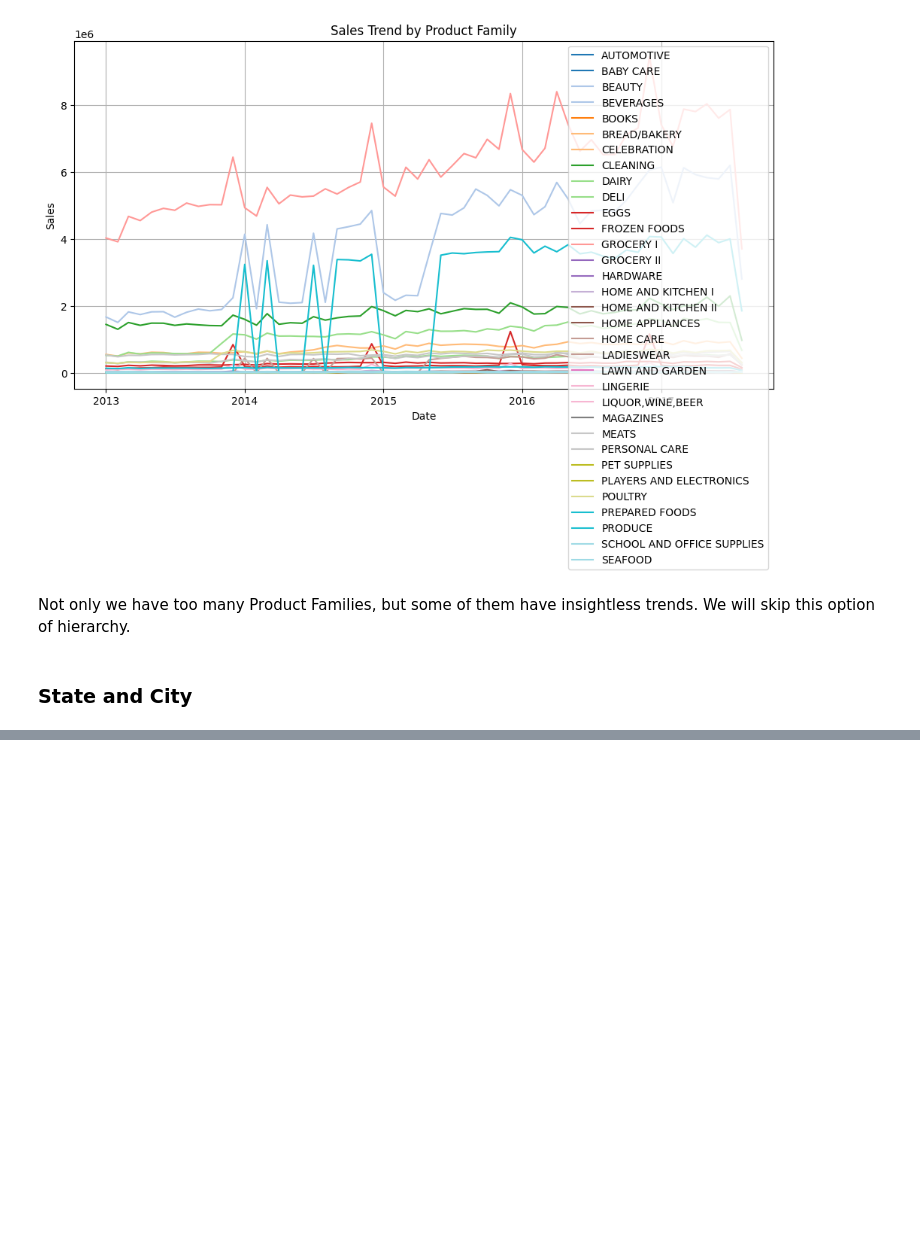
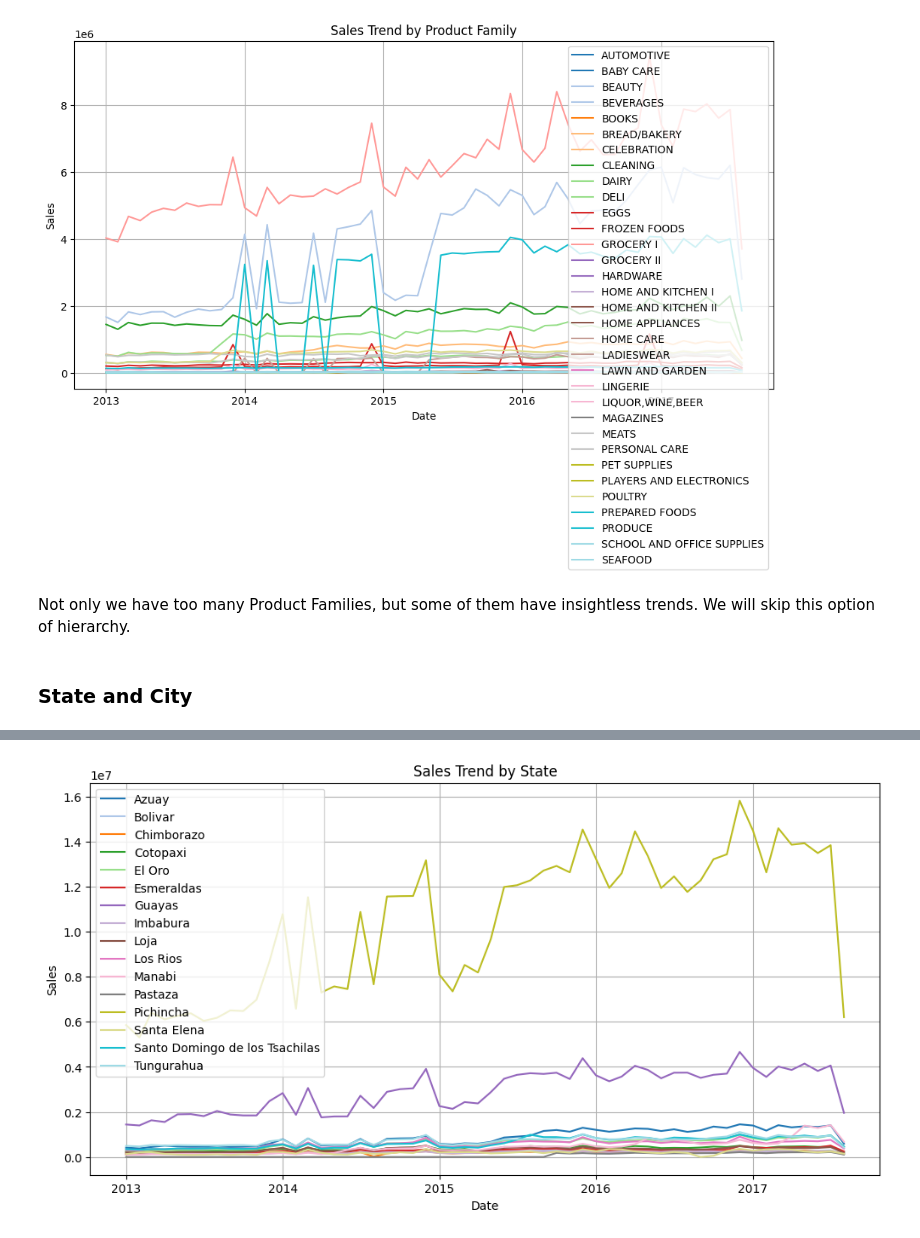
Before and after one commit to i-osipchyk/kaggle-sales-predictions, a Jupyter notebook: main.ipynb, the cells around one changed output, grey strips where cells are left out. Cells and saved outputs as stored; diff of their text form; code cells hidden in the pictures; blank space fills up the shorter version.

```diff
--- a/main.ipynb
+++ b/main.ipynb
@@ -589,0 +601,2 @@ Not only we have too many Product Families, but some of them have insightless tr
+# %%
+store_date_grouped = train.groupby(['store_nbr', 'year', 'month'])['sales'].sum().reset_index().sort_values(by=['store_nbr', 'year', 'month'], ascending=True)
@@ -589,0 +612,2 @@ Not only we have too many Product Families, but some of them have insightless tr
+# %%
+store_date_grouped_merged = store_date_grouped.merge(stores[['store_nbr', 'city', 'state']], on='store_nbr', how='left')
@@ -589,0 +642,32 @@ Not only we have too many Product Families, but some of them have insightless tr
+# %%
+store_states_dfs = {}
+
+for state in sorted(store_date_grouped_merged['state'].unique()):
+    store_state_df = store_date_grouped_merged.query('state == @state')
+    store_state_df = store_state_df.groupby(['year', 'month'])['sales'].sum().reset_index()
+    store_states_dfs[state] = store_state_df
+# %%
+state_counts = stores['state'].value_counts().reset_index()
+
+for state, df in store_states_dfs.items():
+    df['date'] = pd.to_datetime(df[['year', 'month']].assign(day=1))
+    state_count = state_counts.query('state == @state')['count'].values[0]
+    df['avg_sales'] = df['sales']/state_count
+# %%
+num_states = len(store_states_dfs)
+colormap = plt.cm.get_cmap('tab20', num_states)
+
+plt.figure(figsize=(12, 6))
+
+for i, (state, df) in enumerate(store_states_dfs.items()):
+    color = colormap(i)
+    plt.plot(df['date'], df['sales'], label=state, color=color)
+
+plt.legend()
+plt.title('Sales Trend by State')
+plt.xlabel('Date')
+plt.ylabel('Sales')
+plt.grid(True)
+plt.show()
+# %% [output]
+[figure, added]
```
Also changed, not shown: parts of 16 cells of this notebook.
